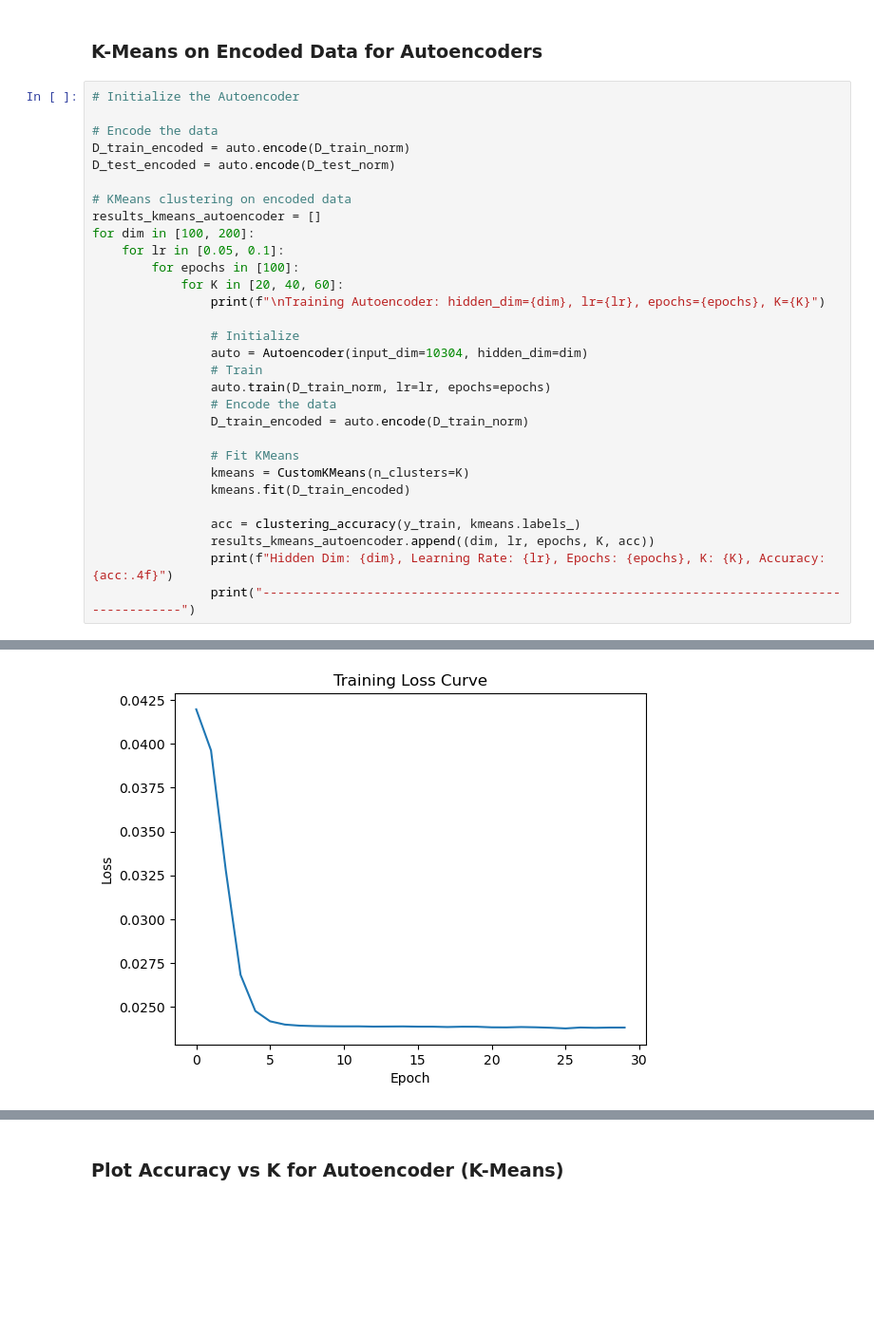
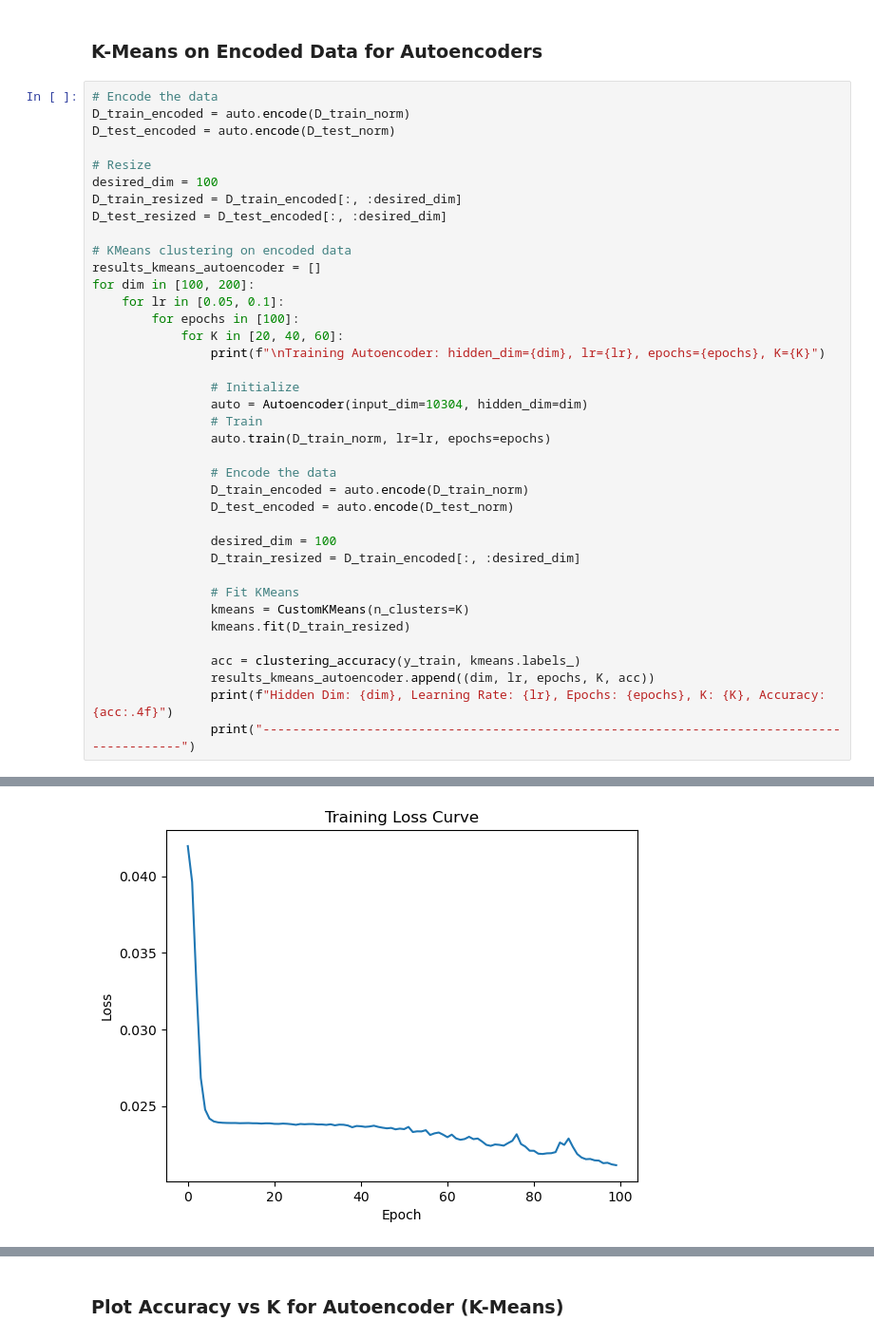
Before and after one commit to ranimeshehata/Face-Recognition, a Jupyter notebook: Face-Recognition.ipynb, the cells around one changed output, grey strips where cells are left out. Shown at 95% size. Saved outputs shown, nothing was run; the diff lists cells and outputs as text; blank space fills up the shorter version.

```diff
--- a/Face-Recognition.ipynb
+++ b/Face-Recognition.ipynb
@@ -785,11 +785,14 @@ Early stopping at epoch 33, best loss: 0.02252
 # %% [markdown]
 ### K-Means on Encoded Data for Autoencoders
 # %%
-# Initialize the Autoencoder
-
 # Encode the data
 D_train_encoded = auto.encode(D_train_norm)
 D_test_encoded = auto.encode(D_test_norm)
+
+# Resize
+desired_dim = 100
+D_train_resized = D_train_encoded[:, :desired_dim]
+D_test_resized = D_test_encoded[:, :desired_dim]
 
 # KMeans clustering on encoded data
 results_kmeans_autoencoder = []
@@ -803,12 +806,17 @@ for dim in [100, 200]:
                 auto = Autoencoder(input_dim=10304, hidden_dim=dim)
                 # Train
                 auto.train(D_train_norm, lr=lr, epochs=epochs)
+
                 # Encode the data
                 D_train_encoded = auto.encode(D_train_norm)
+                D_test_encoded = auto.encode(D_test_norm)
+
+                desired_dim = 100
+                D_train_resized = D_train_encoded[:, :desired_dim]
 
                 # Fit KMeans
                 kmeans = CustomKMeans(n_clusters=K)
-                kmeans.fit(D_train_encoded)
+                kmeans.fit(D_train_resized)
 
                 acc = clustering_accuracy(y_train, kmeans.labels_)
                 results_kmeans_autoencoder.append((dim, lr, epochs, K, acc))
@@ -830 +842 @@ Early stopping at epoch 30, best loss: 0.02377
-[figure, old version]
+[figure, new version]
```
Also changed, not shown: parts of 7 cells of this notebook.
